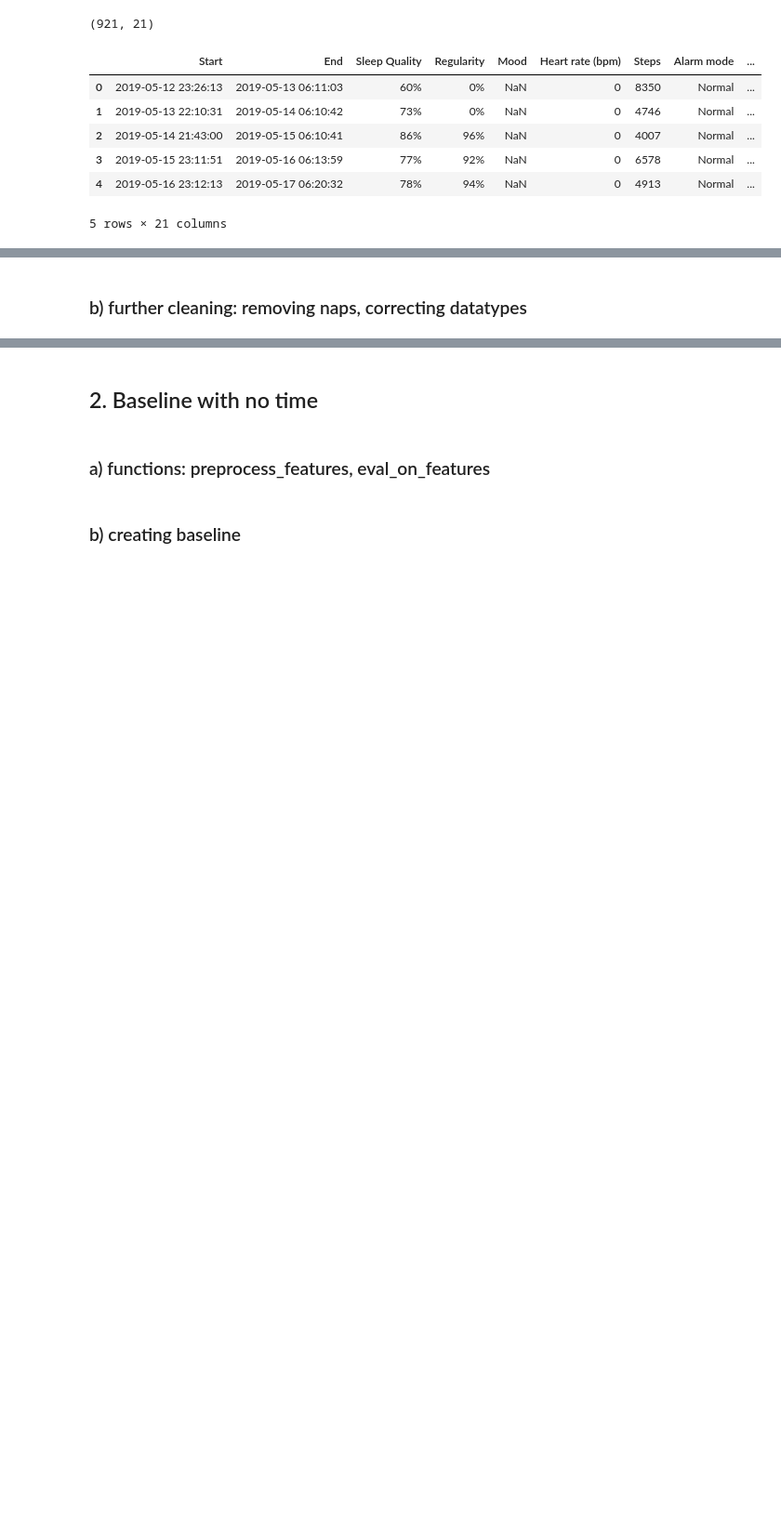
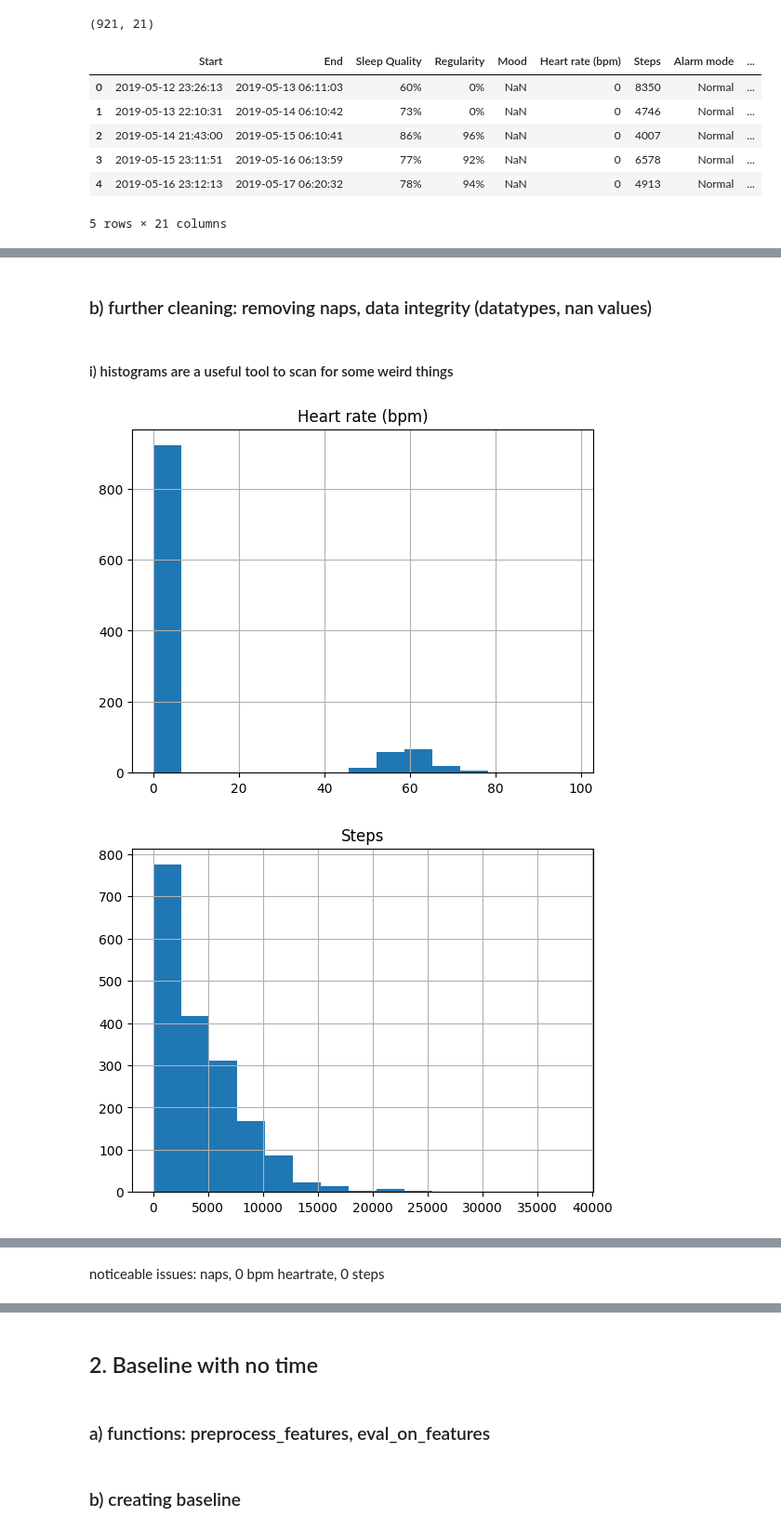
Before and after one commit to ricd99/endToEndML, a Jupyter notebook: notebooks/EDA_clean.ipynb, the cells around one changed output, grey strips where cells are left out. Shown at 93% size. Drawn from its saved outputs; the diff is of its cells as text; code cells hidden in the pictures; blank space fills up the shorter version.

```diff
--- a/notebooks/EDA_clean.ipynb
+++ b/notebooks/EDA_clean.ipynb
@@ -42,7 +42,7 @@ df1.head()
 | 3 | 2014-12-31 22:31:01 | 2015-01-01 06:03:01 | 65% | 7:32 | NaN | NaN | NaN | 0 |
 | 4 | 2015-01-01 22:12:10 | 2015-01-02 04:56:35 | 72% | 6:44 | :) | Drank coffee:Drank tea | 68.0 | 0 |
 # %%
-df2 = pd.read_csv("../data/raw/sleepdata_2.csv", sep=";", parse_dates=["Start", "End"])
+df2 = pd.read_csv("../data/raw/sleepdata_2.csv", sep=";", parse_dates=["Start", "End", "Window start", "Window stop"])
 print(df2.shape)
 df2.head()
 # %% [output]
@@ -82,4 +102,14 @@ df.iloc[886:890]
 | 888 | 2019-05-13 22:10:31 | 2019-05-14 06:10:42 | 73% | 0.0 | 4746 | 8.002833 | 0% | Normal | ... |
 | 889 | 2019-05-14 21:43:00 | 2019-05-15 06:10:41 | 86% | 0.0 | 4007 | 8.461528 | 96% | Normal | ... |
 # %% [markdown]
-### b) further cleaning: removing naps, correcting datatypes
+### b) further cleaning: removing naps, data integrity (datatypes, nan values)
+# %% [markdown]
+#### i) histograms are a useful tool to scan for some weird things
+# %%
+for col in df.select_dtypes("number").columns:
+    plt.figure()
+    plt.title(col)
+    df[col].hist(bins=15)
+# %% [output]
+[figure, added]
+[figure, added]
@@ -85,0 +123,2 @@ df.iloc[886:890]
+# %% [markdown]
+noticeable issues: naps, 0 bpm heartrate, 0 steps
```
Also changed, not shown: parts of 26 cells of this notebook, 1 other file.
